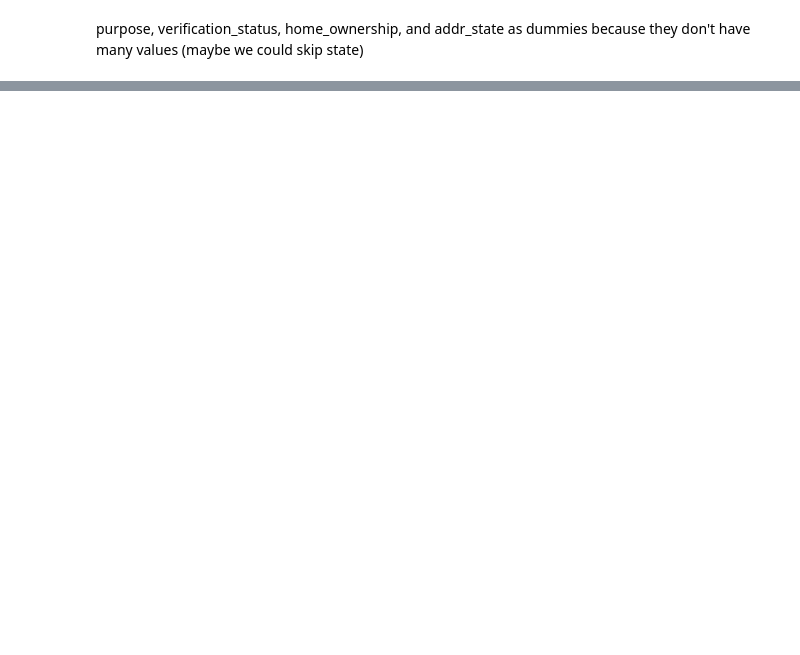
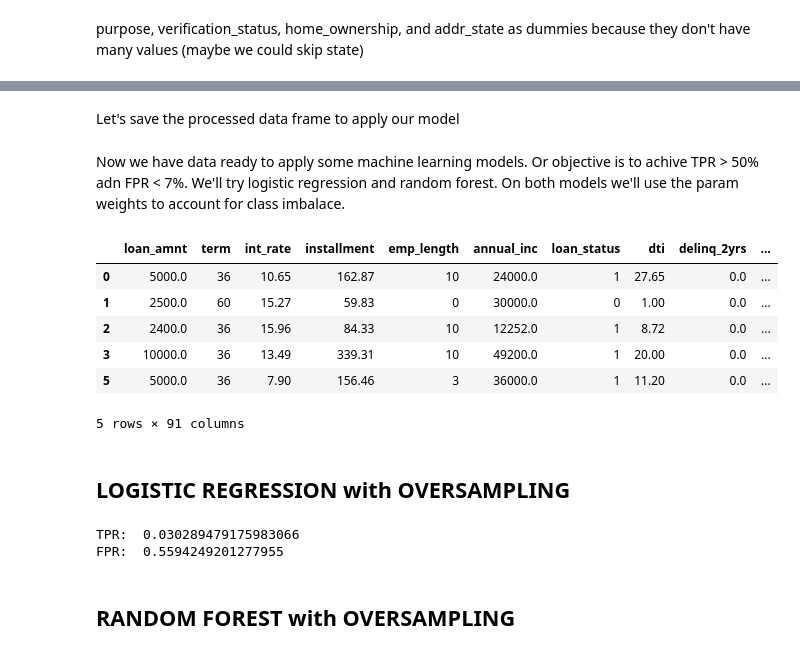
Before and after one commit to nachocarracedo/Lending_Club, a Jupyter notebook: lending_club.ipynb, the cells around one changed output, grey strips where cells are left out. Cells and saved outputs as stored; diff of their text form; code cells hidden in the pictures; blank space fills up the shorter version.

Commit message:
Models added

```diff
--- a/lending_club.ipynb
+++ b/lending_club.ipynb
@@ -397,5 +315,7 @@ last_credit_pull_d_month = last_credit_pull_d.map(lambda x: x.month)
 # create float with year + month/13
 loan_df.earliest_cr_line = earliest_cr_line_year + earliest_cr_line_month/13
 loan_df.last_credit_pull_d = last_credit_pull_d_year + last_credit_pull_d_month/13
+# %% [markdown]
+Let's save the processed data frame to apply our model
 # %%
 # save processed data
@@ -404,0 +323,56 @@ loan_df.to_csv(".\\data_processed\loans.csv")
+# %% [markdown]
+Now we have data ready to apply some machine learning models. Or objective is to achive TPR > 50% adn FPR < 7%.
+We'll try logistic regression and random forest. On both models we'll use the param weights to account for class imbalace.
+# %%
+loan_df.head()
+# %% [output]
+|  | loan_amnt | term | int_rate | installment | emp_length | annual_inc | loan_status | dti | delinq_2yrs | ... |
+| 0 | 5000.0 | 36 | 10.65 | 162.87 | 10 | 24000.0 | 1 | 27.65 | 0.0 | ... |
+| 1 | 2500.0 | 60 | 15.27 | 59.83 | 0 | 30000.0 | 0 | 1.00 | 0.0 | ... |
+| 2 | 2400.0 | 36 | 15.96 | 84.33 | 10 | 12252.0 | 1 | 8.72 | 0.0 | ... |
+| 3 | 10000.0 | 36 | 13.49 | 339.31 | 10 | 49200.0 | 1 | 20.00 | 0.0 | ... |
+| 5 | 5000.0 | 36 | 7.90 | 156.46 | 3 | 36000.0 | 1 | 11.20 | 0.0 | ... |
+5 rows × 91 columns
+# %% [markdown]
+## LOGISTIC REGRESSION with OVERSAMPLING
+# %%
+#OVERSAMPLING
+#loan_df = pd.read_csv(".\\data_processed\loans.csv")
+loan_df_0 = loan_df[loan_df["loan_status"]==0]
+loan_df = pd.concat([loan_df,loan_df_0],ignore_index=True)
+loan_df = pd.concat([loan_df,loan_df_0],ignore_index=True)
+loan_df = pd.concat([loan_df,loan_df_0],ignore_index=True)
+loan_df = pd.concat([loan_df,loan_df_0],ignore_index=True)
+
+# prepare data
+features = loan_df.drop("loan_status", 1)
+target = loan_df.loan_status
+
+
+# lg model
+
+penalty = {
+    0: 2,
+    1: 1
+}
+
+lr = LogisticRegression(class_weight=penalty)
+kf = KFold(features.shape[0], random_state=1)
+
+predictions = cross_val_predict(lr, features, target,cv=kf)
+predictions = pd.Series(predictions)
+
+tn = len(predictions[(predictions == 0) & (loan_df["loan_status"]==0)])
+tp = len(predictions[(predictions == 1) & (loan_df["loan_status"]==1)])
+fn = len(predictions[(predictions == 0) & (loan_df["loan_status"]==1)])
+fp = len(predictions[(predictions == 1) & (loan_df["loan_status"]==0)])
+fpr = fp / (fp + tn)
+tpr = tp / (tp + fn)
+
+print('TPR: ',tpr)
+print('FPR: ',fpr)
+# %% [output]
+TPR:  0.030289479175983066
+FPR:  0.5594249201277955
+# %% [markdown]
+## RANDOM FOREST with OVERSAMPLING
```
Also changed, not shown: parts of 23 cells of this notebook, 2 other files.
